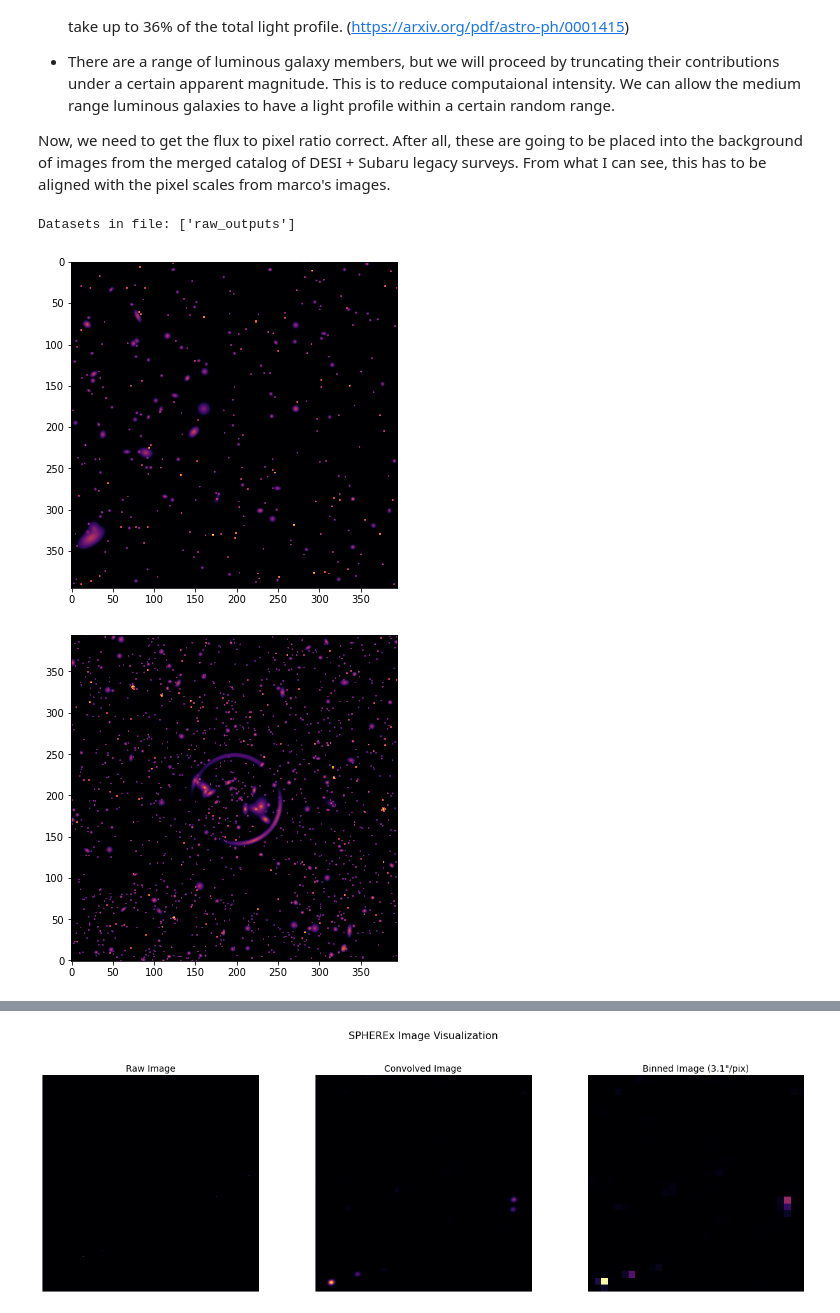
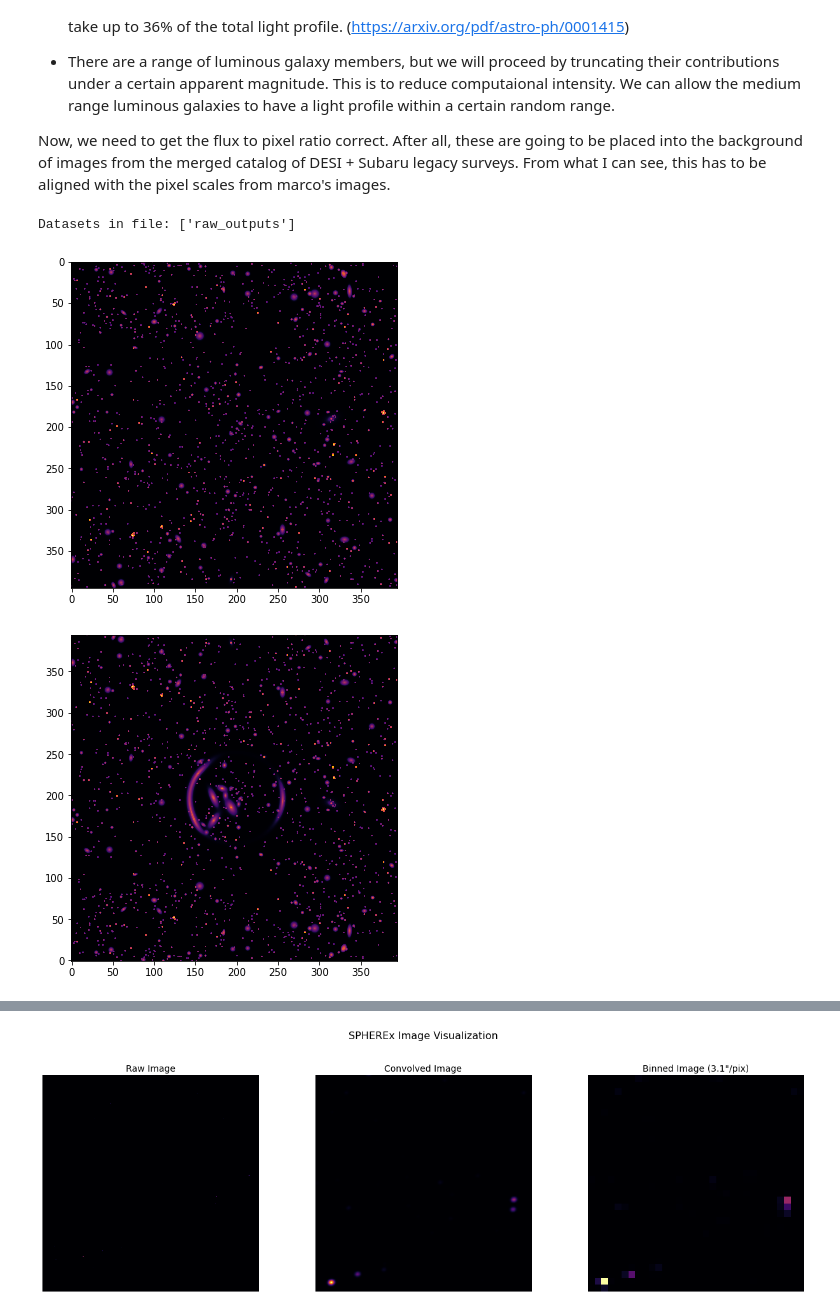
Before and after one commit to moomanchuu/SPHEREx-ML-marco-jame-proj, a Jupyter notebook: backlens1.ipynb, the cells around one changed output, grey strips where cells are left out. Cells and saved outputs as stored; diff of their text form; code cells hidden in the pictures.

Commit message:
bit newer, added lensed images h5

```diff
--- a/backlens1.ipynb
+++ b/backlens1.ipynb
@@ -99,24 +99,24 @@ From what I can see, this has to be aligned with the pixel scales from marco's i
 # %%
 file_path = "output/simulatedBackgrounds395pixels.h5"
 
 with h5py.File(file_path, "r") as h5_file:
     # List available datasets
     print("Datasets in file:", list(h5_file.keys()))
 
     dataset_name = list(h5_file.keys())[0]  # Select the dataset, should be called raw_data
     images = h5_file[dataset_name][()]  # Load the dataset into a NumPy array
 
 # Display the first image
 norm = mpl.colors.SymLogNorm(linthresh=0.005)
 
 plt.figure(figsize=(6, 6))
-plt.imshow(images[0], cmap="inferno", norm=norm)  # Assuming grayscale images
+plt.imshow(images[1], cmap="inferno", norm=norm)  # Assuming grayscale images
 # plt.colorbar()
 # plt.title("First Image in simulated1.h5")
 plt.show()
 # %% [output]
 Datasets in file: ['raw_outputs']
-[figure, old version]
+[figure, new version]
 # %%
 import sys
 from pathlib import Path
@@ -135,8 +135,9 @@ import autolens_config
 %autoreload 2
 background = images[1]
 fake = np.array([None, None])
+multiple = False
 
-combined_raw = galaxy.wrapperFunction(20, background)
+combined_raw = galaxy.wrapperFunction(10, background, multiple)
 
 # background = images[0]
 # overlay_image = background + imageRaw
@@ -152,4 +153,4 @@ plt.imshow(combined_raw, cmap="inferno", origin="lower", norm=mpl.colors.SymLogN
 # plt.tight_layout()
 plt.show()
 # %% [output]
-[figure, old version]
+[figure, new version]
```
Also changed, not shown: parts of 5 cells of this notebook, 3 other files.
